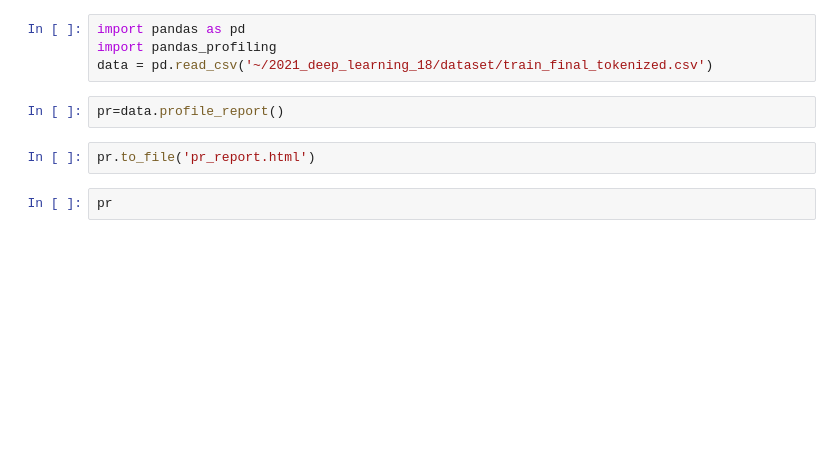
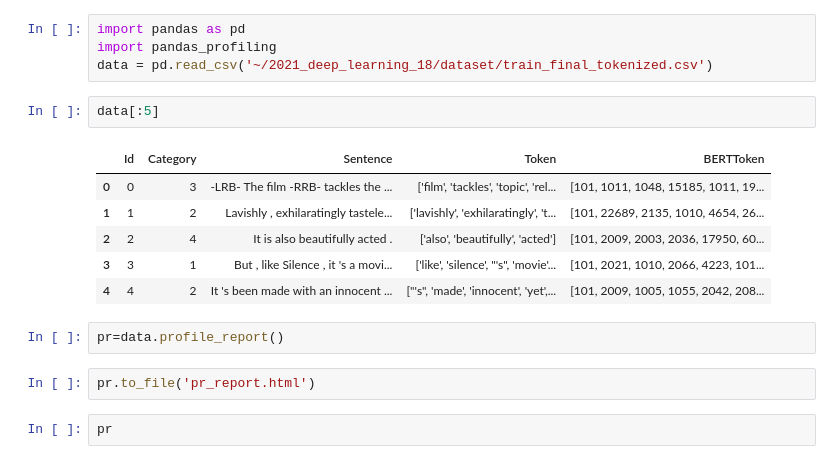
Before and after one commit to yunhuijang/2021_deep_learning_18, a Jupyter notebook: train.ipynb, the cells around one changed output. Saved outputs shown, nothing was run; the diff lists cells and outputs as text; blank space fills up the shorter version.

Commit message:
Tokenization pynb

```diff
--- a/train.ipynb
+++ b/train.ipynb
@@ -2,6 +2,15 @@
 import pandas as pd
 import pandas_profiling
 data = pd.read_csv('~/2021_deep_learning_18/dataset/train_final_tokenized.csv')
+# %%
+data[:5]
+# %% [output]
+|  | Id | Category | Sentence | Token | BERTToken |
+| 0 | 0 | 3 | -LRB- The film -RRB- tackles the ... | ['film', 'tackles', 'topic', 'rel... | [101, 1011, 1048, 15185, 1011, 19... |
+| 1 | 1 | 2 | Lavishly , exhilaratingly tastele... | ['lavishly', 'exhilaratingly', 't... | [101, 22689, 2135, 1010, 4654, 26... |
+| 2 | 2 | 4 | It is also beautifully acted . | ['also', 'beautifully', 'acted'] | [101, 2009, 2003, 2036, 17950, 60... |
+| 3 | 3 | 1 | But , like Silence , it 's a movi... | ['like', 'silence', "'s", 'movie'... | [101, 2021, 1010, 2066, 4223, 101... |
+| 4 | 4 | 2 | It 's been made with an innocent ... | ["'s", 'made', 'innocent', 'yet',... | [101, 2009, 1005, 1055, 2042, 208... |
 # %%
 pr=data.profile_report()
 # %%
```
